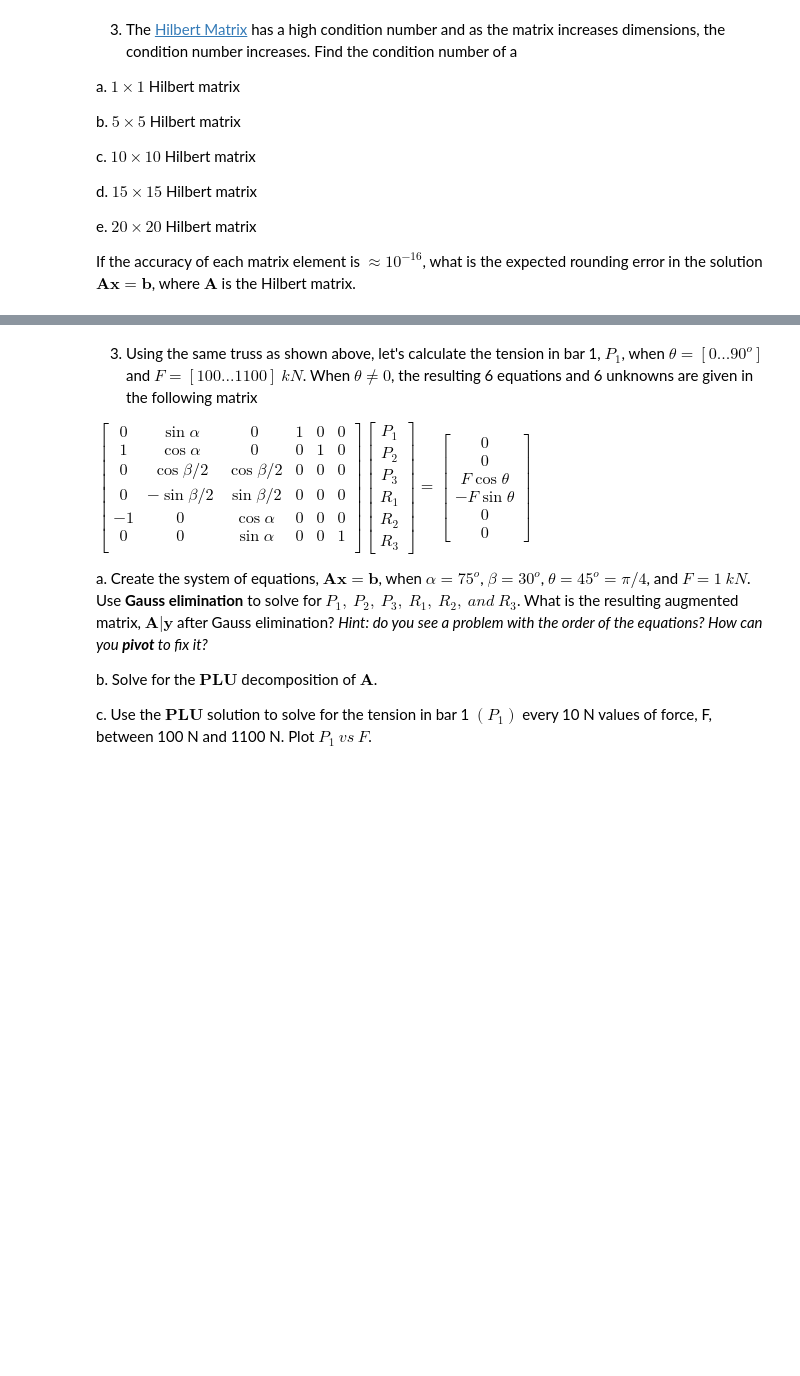
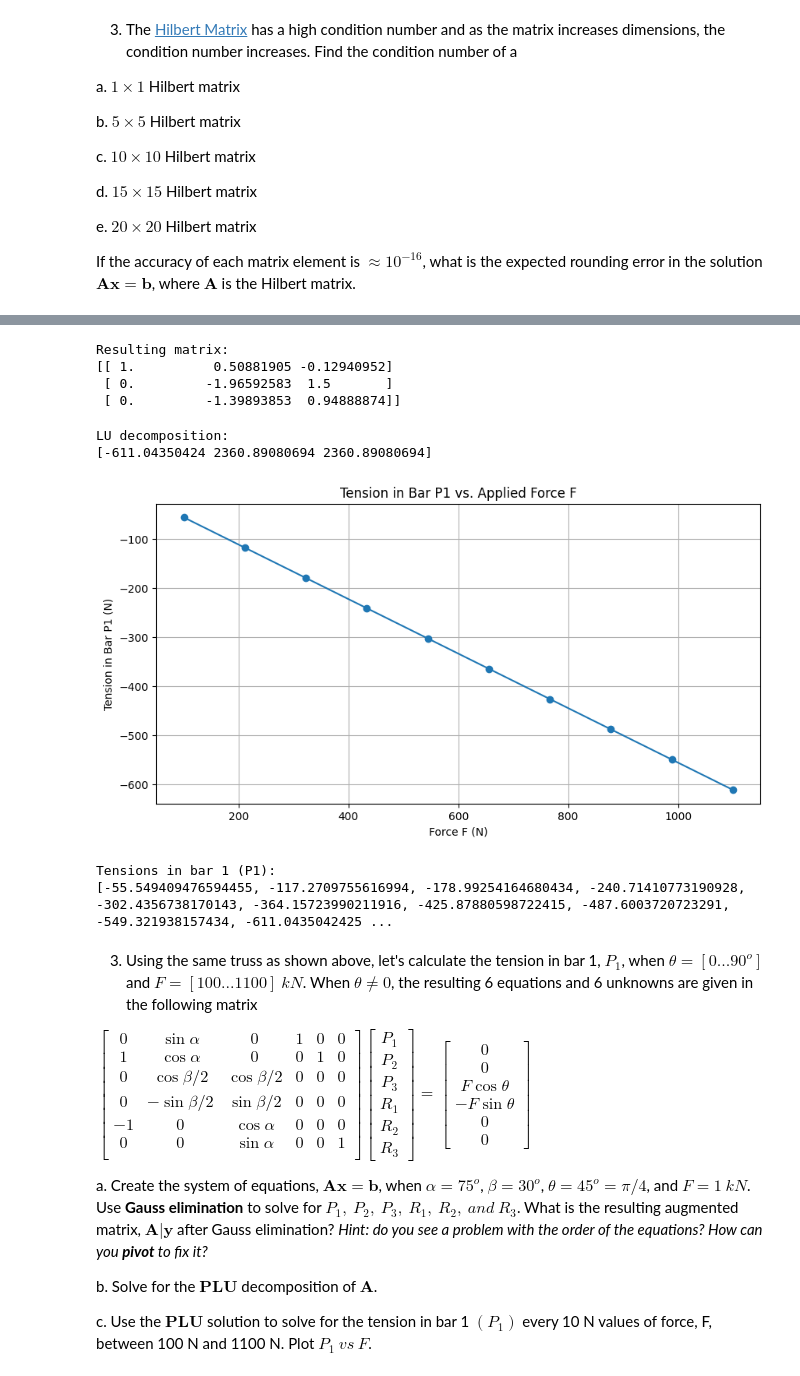
Before and after one commit to jackseitz/computational-mechanics, a Jupyter notebook: _sources/module_04/HW_04.ipynb, the cells around one changed output, grey strips where cells are left out. Drawn from its saved outputs; the diff is of its cells as text; code cells hidden in the pictures; blank space fills up the shorter version.

```diff
--- a/_sources/module_04/HW_04.ipynb
+++ b/_sources/module_04/HW_04.ipynb
@@ -165,3 +295,23 @@ m_{1}g \\
 m_{2}g \\
 m_{3}g \\
 m_{4}g \end{array} \right]$
+# %%
+k = 100
+masses = [1, 2, 3, 4]
+g = 9.81
+
+A = np.array([
+    [2*k, -k, 0, 0],
+    [-k, 2*k, -k, 0],
+    [0, -k, 2*k, -k],
+    [0, 0, -k, k]
+])
+
+b = np.array([masses[i] * g for i in range(4)])
+
+x = np.linalg.solve(A, b)
+
+print("Position of m1: ",x[0], "m")
+print("Position of m2: ",x[1], "m")
+print("Position of m3: ",x[2], "m")
+print("Position of m4: ",x[3], "m")
@@ -191,6 +346,66 @@ a. Create the system of equations, $\mathbf{Ax}=\mathbf{b}$, when $\alpha=75^o$,
 b. Solve for the $\mathbf{LU}$ decomposition of $\mathbf{A}$.
 
 c. Use the $\mathbf{LU}$ solution to solve for the tension in bar 1 $(P_1)$ every 10 N values of force, F, between 100 N and 1100 N. Plot $P_1~vs~F$.
+# %%
+#Part a
+alpha_deg = 75
+beta_deg = 30
+
+alpha = np.radians(alpha_deg)
+beta = np.radians(beta_deg)
+
+F = 1
+
+A = np.array([[1, np.cos(alpha), 0],
+              [0, np.sin(alpha), -np.sin(beta)],
+              [0, -1, 1]])
+
+b = np.array([0, F, 0])
+
+#Perform Gaussian elimination (LU decomposition) on matrix A
+lu, piv = lu_factor(A)
+
+LU = lu.dot(A)
+
+print("Resulting matrix: ")
+print(LU)
+# %% [output]
+Resulting matrix:
+[[ 1.          0.50881905 -0.12940952]
+ [ 0.         -1.96592583  1.5       ]
+ [ 0.         -1.39893853  0.94888874]]
+# %%
+#Part b
+forces = np.linspace(100, 1100, 10)
+tensions_P1 = []
+
+for force in forces:
+    b = np.array([0, force, 0])
+    x = lu_solve((lu, piv), b)
+    tensions_P1.append(x[0])
+
+print("LU decomposition: ")
+print(x)
+# %% [output]
+LU decomposition:
+[-611.04350424 2360.89080694 2360.89080694]
+# %%
+#Part c
+plt.figure(figsize=(10, 5))
+plt.plot(forces, tensions_P1, marker='o')
+plt.title('Tension in Bar P1 vs. Applied Force F')
+plt.xlabel('Force F (N)')
+plt.ylabel('Tension in Bar P1 (N)')
+plt.grid(True)
+plt.show()
+
+
+print("Tensions in bar 1 (P1): ")
+print(tensions_P1)
+# %% [output]
+[figure, added]
+Tensions in bar 1 (P1):
+[-55.549409476594455, -117.2709755616994, -178.99254164680434, -240.71410773190928, -302.4356738170143, -364.15723990211916, -425.87880598722415, -487.6003720723291, -549.321938157434, -611.0435042425 ...
 # %% [markdown]
 3. Using the same truss as shown above, let's calculate the tension in bar 1, $P_1$, when $\theta=[0...90^o]$ and $F=[100...1100]~kN$. When $\theta\neq 0$, the resulting 6 equations and 6 unknowns are given in the following matrix
 
```
Also changed, not shown: parts of 18 cells of this notebook, 54 other files.
